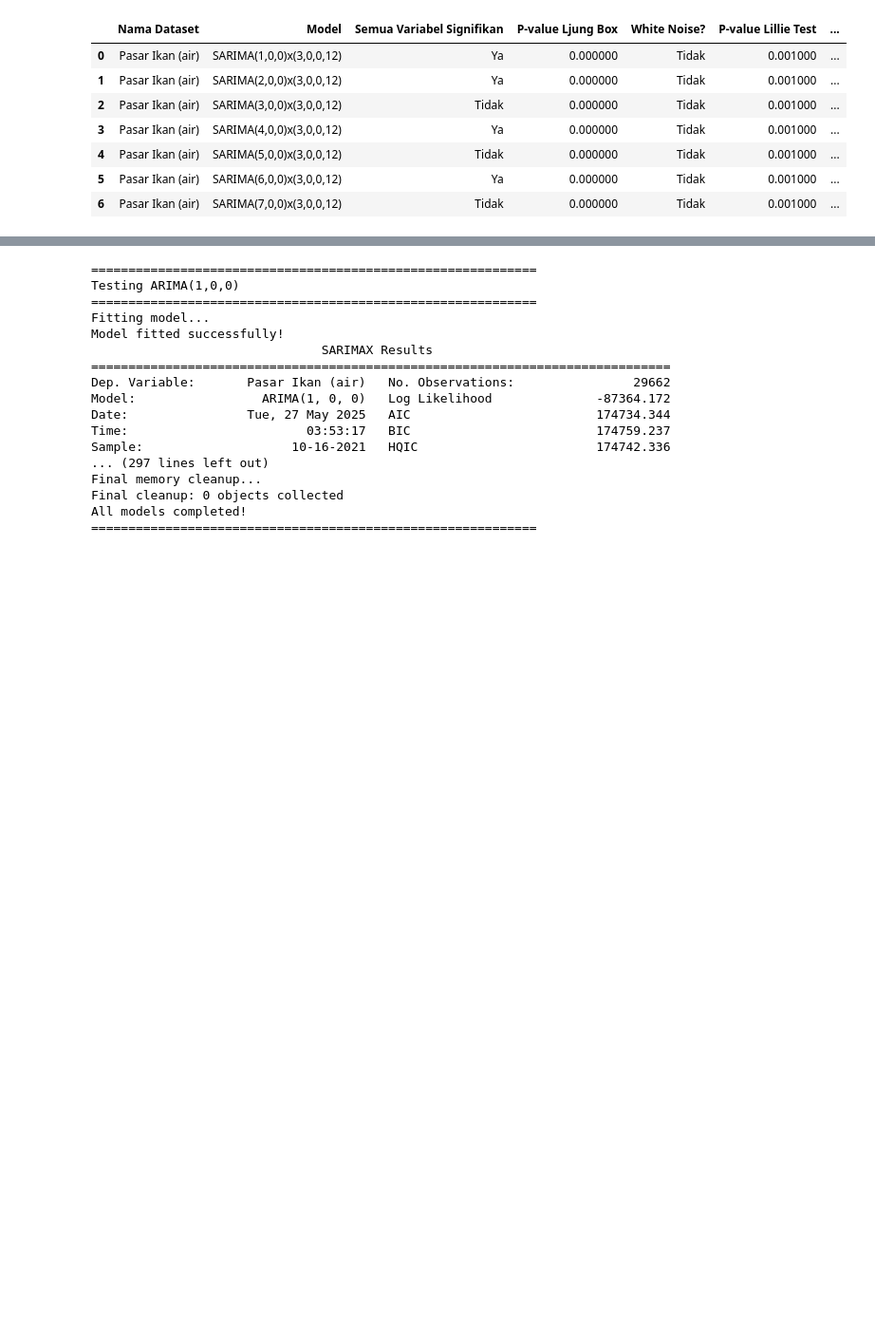
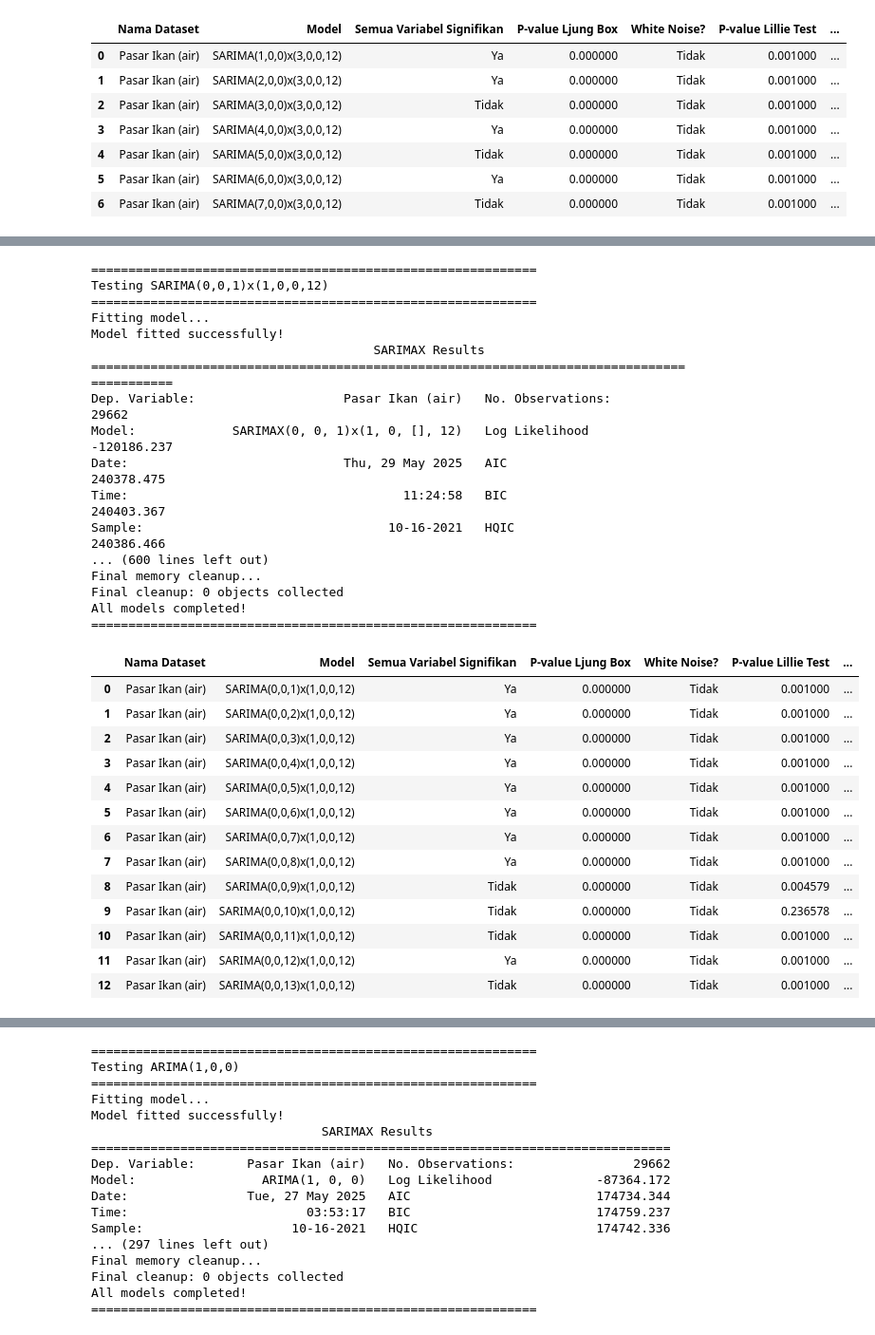
Before and after one commit to elvano22/Pintu-Air, a Jupyter notebook: 04e_ARIMA_Pasar_Ikan.ipynb, the cells around one changed output, grey strips where cells are left out. Shown at 95% size. Saved outputs shown, nothing was run; the diff lists cells and outputs as text; code cells hidden in the pictures; blank space fills up the shorter version.

```diff
--- a/04e_ARIMA_Pasar_Ikan.ipynb
+++ b/04e_ARIMA_Pasar_Ikan.ipynb
@@ -1171,0 +1195,51 @@ NameError: name 'modelling' is not defined
+# %%
+# Try SMA models
+sma_configs = [
+    {'name': 'SARIMA(0,0,1)x(1,0,0,12)', 'model_type': 'SARIMA', 'order': (0,0,1), 'seasonal_order': (1,0,0,12), 'exog': False},
+    {'name': 'SARIMA(0,0,2)x(1,0,0,12)', 'model_type': 'SARIMA', 'order': (0,0,2), 'seasonal_order': (1,0,0,12), 'exog': False},
+    {'name': 'SARIMA(0,0,3)x(1,0,0,12)', 'model_type': 'SARIMA', 'order': (0,0,3), 'seasonal_order': (1,0,0,12), 'exog': False},
+    {'name': 'SARIMA(0,0,4)x(1,0,0,12)', 'model_type': 'SARIMA', 'order': (0,0,4), 'seasonal_order': (1,0,0,12), 'exog': False},
+    {'name': 'SARIMA(0,0,5)x(1,0,0,12)', 'model_type': 'SARIMA', 'order': (0,0,5), 'seasonal_order': (1,0,0,12), 'exog': False},
+    {'name': 'SARIMA(0,0,6)x(1,0,0,12)', 'model_type': 'SARIMA', 'order': (0,0,6), 'seasonal_order': (1,0,0,12), 'exog': False},
+    {'name': 'SARIMA(0,0,7)x(1,0,0,12)', 'model_type': 'SARIMA', 'order': (0,0,7), 'seasonal_order': (1,0,0,12), 'exog': False},
+    {'name': 'SARIMA(0,0,8)x(1,0,0,12)', 'model_type': 'SARIMA', 'order': (0,0,8), 'seasonal_order': (1,0,0,12), 'exog': False},
+    {'name': 'SARIMA(0,0,9)x(1,0,0,12)', 'model_type': 'SARIMA', 'order': (0,0,9), 'seasonal_order': (1,0,0,12), 'exog': False},
+    {'name': 'SARIMA(0,0,10)x(1,0,0,12)', 'model_type': 'SARIMA', 'order': (0,0,10), 'seasonal_order': (1,0,0,12), 'exog': False},
+    {'name': 'SARIMA(0,0,11)x(1,0,0,12)', 'model_type': 'SARIMA', 'order': (0,0,11), 'seasonal_order': (1,0,0,12), 'exog': False},
+    {'name': 'SARIMA(0,0,12)x(1,0,0,12)', 'model_type': 'SARIMA', 'order': (0,0,12), 'seasonal_order': (1,0,0,12), 'exog': False},
+    {'name': 'SARIMA(0,0,13)x(1,0,0,12)', 'model_type': 'SARIMA', 'order': (0,0,13), 'seasonal_order': (1,0,0,12), 'exog': False},
+]
+sma_comparison = modelling (sma_configs, data_y_train_pow, data_y_train, data_x_train, data_y_test, data_x_test, lambda_opt)
+sma_comparison
+# %% [output]
+============================================================
+Testing SARIMA(0,0,1)x(1,0,0,12)
+============================================================
+Fitting model...
+Model fitted successfully!
+                                      SARIMAX Results
+===========================================================================================
+Dep. Variable:                    Pasar Ikan (air)   No. Observations:                29662
+Model:             SARIMAX(0, 0, 1)x(1, 0, [], 12)   Log Likelihood             -120186.237
+Date:                             Thu, 29 May 2025   AIC                         240378.475
+Time:                                     11:24:58   BIC                         240403.367
+Sample:                                 10-16-2021   HQIC                        240386.466
+... (600 lines left out)
+Final memory cleanup...
+Final cleanup: 0 objects collected
+All models completed!
+============================================================
+|  | Nama Dataset | Model | Semua Variabel Signifikan | P-value Ljung Box | White Noise? | P-value Lillie Test | ... |
+| 0 | Pasar Ikan (air) | SARIMA(0,0,1)x(1,0,0,12) | Ya | 0.000000 | Tidak | 0.001000 | ... |
+| 1 | Pasar Ikan (air) | SARIMA(0,0,2)x(1,0,0,12) | Ya | 0.000000 | Tidak | 0.001000 | ... |
+| 2 | Pasar Ikan (air) | SARIMA(0,0,3)x(1,0,0,12) | Ya | 0.000000 | Tidak | 0.001000 | ... |
+| 3 | Pasar Ikan (air) | SARIMA(0,0,4)x(1,0,0,12) | Ya | 0.000000 | Tidak | 0.001000 | ... |
+| 4 | Pasar Ikan (air) | SARIMA(0,0,5)x(1,0,0,12) | Ya | 0.000000 | Tidak | 0.001000 | ... |
+| 5 | Pasar Ikan (air) | SARIMA(0,0,6)x(1,0,0,12) | Ya | 0.000000 | Tidak | 0.001000 | ... |
+| 6 | Pasar Ikan (air) | SARIMA(0,0,7)x(1,0,0,12) | Ya | 0.000000 | Tidak | 0.001000 | ... |
+| 7 | Pasar Ikan (air) | SARIMA(0,0,8)x(1,0,0,12) | Ya | 0.000000 | Tidak | 0.001000 | ... |
+| 8 | Pasar Ikan (air) | SARIMA(0,0,9)x(1,0,0,12) | Tidak | 0.000000 | Tidak | 0.004579 | ... |
+| 9 | Pasar Ikan (air) | SARIMA(0,0,10)x(1,0,0,12) | Tidak | 0.000000 | Tidak | 0.236578 | ... |
+| 10 | Pasar Ikan (air) | SARIMA(0,0,11)x(1,0,0,12) | Tidak | 0.000000 | Tidak | 0.001000 | ... |
+| 11 | Pasar Ikan (air) | SARIMA(0,0,12)x(1,0,0,12) | Ya | 0.000000 | Tidak | 0.001000 | ... |
+| 12 | Pasar Ikan (air) | SARIMA(0,0,13)x(1,0,0,12) | Tidak | 0.000000 | Tidak | 0.001000 | ... |
```
Also changed, not shown: parts of 12 cells of this notebook.
